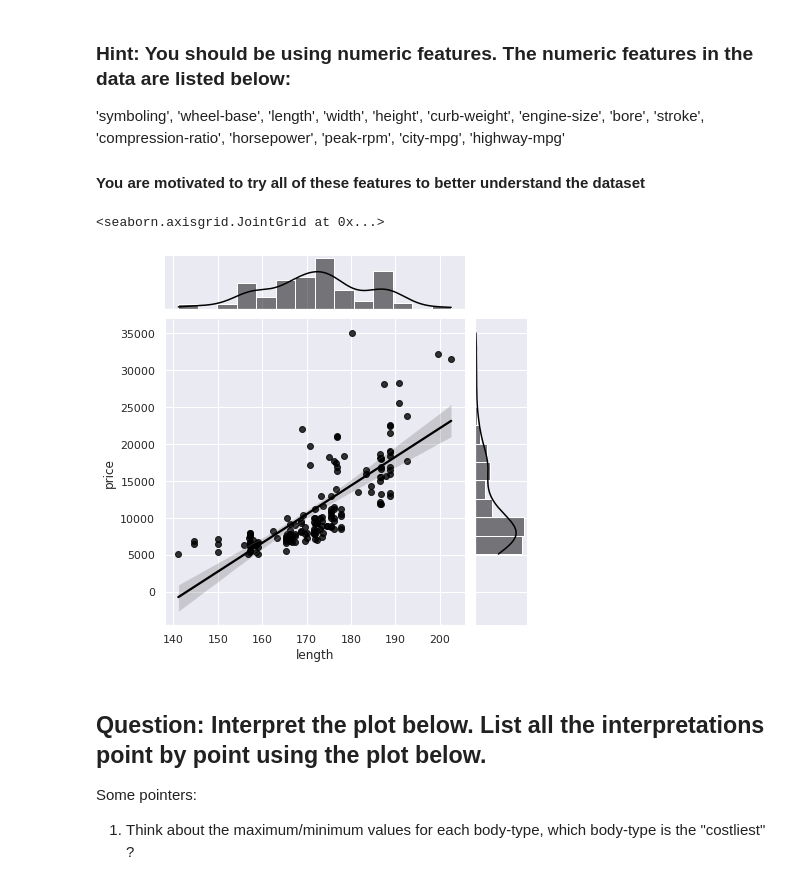
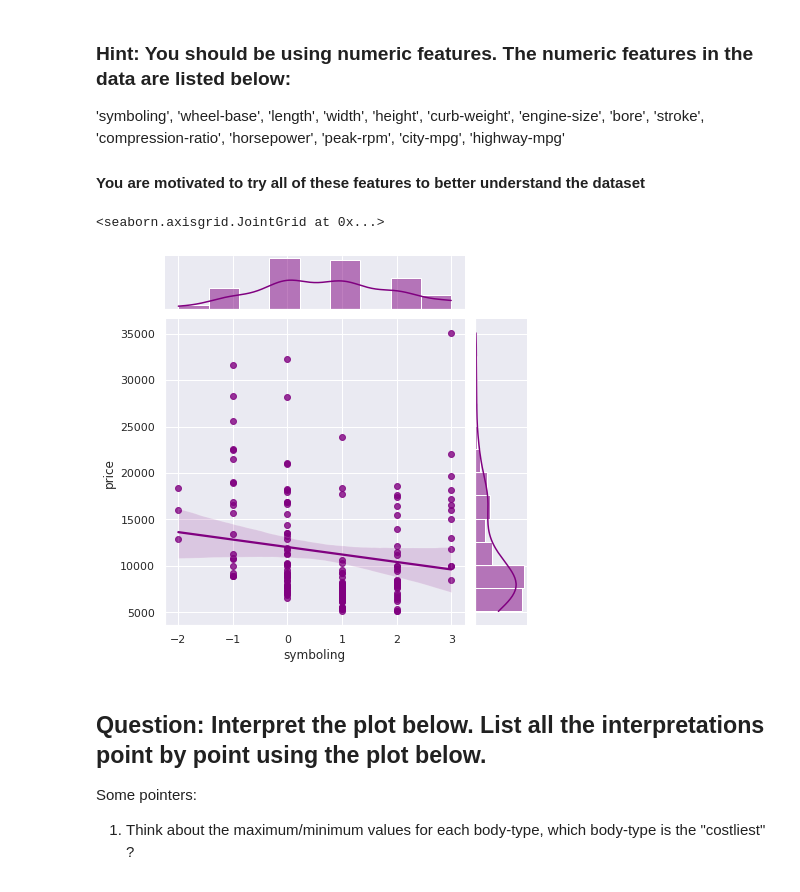
Before and after one commit to Talatamkavya/module-2-assignment-1, a Jupyter notebook: Copy_of_Mod2_Lab1.ipynb, the cells around one changed output. Saved outputs shown, nothing was run; the diff lists cells and outputs as text; code cells hidden in the pictures.

```diff
--- a/Copy_of_Mod2_Lab1.ipynb
+++ b/Copy_of_Mod2_Lab1.ipynb
@@ -161,16 +149,16 @@ An example is shown below, with "highway-mpg" where MPG is miles per gallon.
 # %%
 ############################
 ### CHANGE THE CODE HERE ###
 
-feature = "length"
+feature = "symboling"
 
 ############################
 
 
-sns.jointplot(x=pd.to_numeric(X[feature]), y = y, kind="reg", color = 'black')
+sns.jointplot(x=pd.to_numeric(X[feature]), y = y, kind="reg", color = 'purple')
 # %% [output]
 <seaborn.axisgrid.JointGrid at 0x...>
-[figure, old version]
+[figure, new version]
 # %% [markdown]
 ## Question: Interpret the plot below. List all the interpretations point by point using the plot below.
 
```
Also changed, not shown: parts of 6 cells of this notebook.
